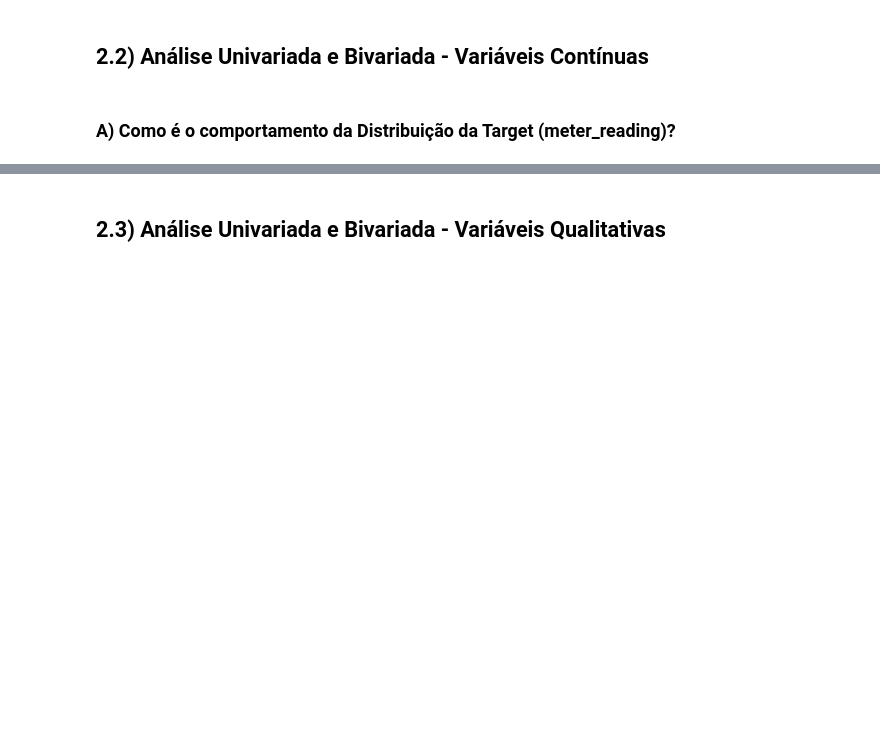
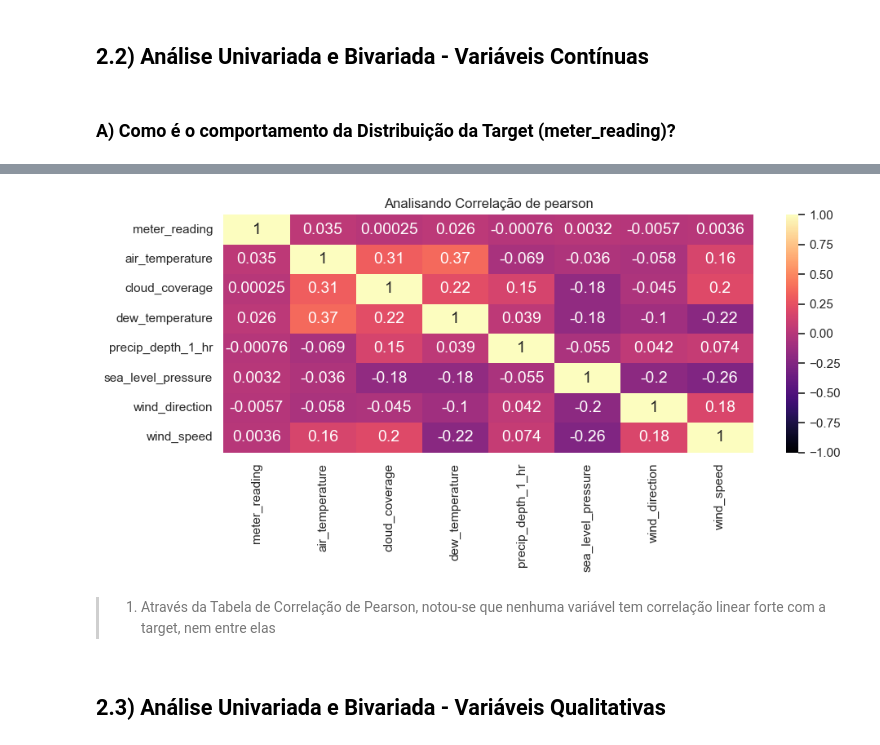
Before and after one commit to leonardovargas10/Modelo_Forecasting_Consumo_Energia, a Jupyter notebook: Modelo_Predicao_Consumo_Energia.ipynb, the cells around one changed output, grey strips where cells are left out. Cells and saved outputs as stored; diff of their text form; code cells hidden in the pictures; blank space fills up the shorter version.

```diff
--- a/Modelo_Predicao_Consumo_Energia.ipynb
+++ b/Modelo_Predicao_Consumo_Energia.ipynb
@@ -456,12 +457,13 @@ def plota_dispersao(df1, t1, df2, t2, x, y):
 * Analisa Correlação
 # %%
 def analisa_correlacao(metodo, df):
-    plt.figure(figsize = (14, 7))
+    plt.figure(figsize = (10, 5))
     sns.heatmap(df.corr(method = metodo), vmin = -1, vmax = 1, cmap = 'magma', annot = True)
     plt.title(f"Analisando Correlação de {metodo}")
     plt.grid(False)
     plt.box(False)
     plt.tight_layout()
+    plt.grid(False)
     plt.show()
 # %% [markdown]
 * Analisa Normalidade
@@ -898,3 +912,11 @@ df_train_grouped.describe(percentiles= [0.01, 0.05, 0.1, 0.25, 0.50, 0.75, 0.90,
+# %%
+analisa_correlacao('pearson', df_train.loc[df_train['meter_reading'] > 0][['meter_reading', 'air_temperature', 'cloud_coverage',
+       'dew_temperature', 'precip_depth_1_hr', 'sea_level_pressure',
+       'wind_direction', 'wind_speed']])
+# %% [output]
+[figure, added]
+# %% [markdown]
+> 1. Através da Tabela de Correlação de Pearson, notou-se que nenhuma variável tem correlação linear forte com a target, nem entre elas
 # %% [markdown]
 ## 2.3) Análise Univariada e Bivariada - Variáveis Qualitativas
 # %% [markdown]
```
Also changed, not shown: parts of 28 cells of this notebook.
